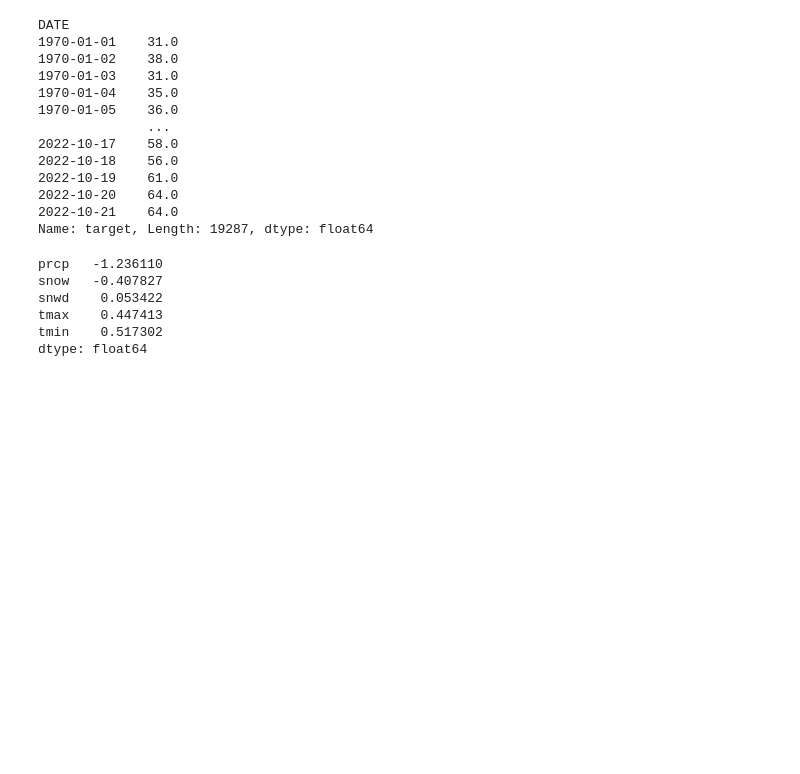
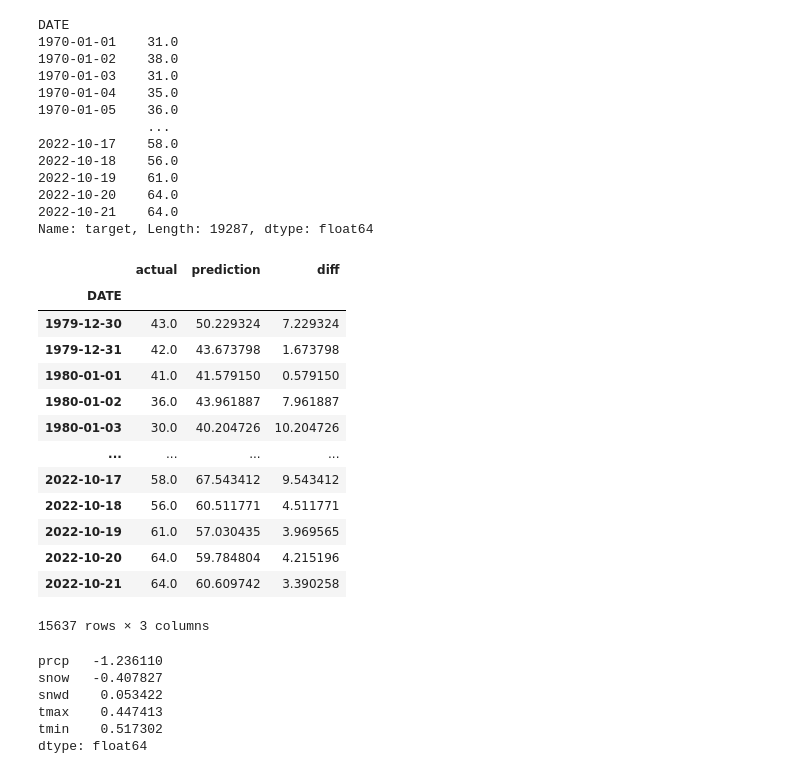
Before and after one commit to FarisPalayi/project-ml, a Jupyter notebook: weather-forecast/forecast.ipynb, the cells around one changed output. Cells and saved outputs as stored; diff of their text form; code cells hidden in the pictures; blank space fills up the shorter version.

```diff
--- a/weather-forecast/forecast.ipynb
+++ b/weather-forecast/forecast.ipynb
@@ -38,30 +38,46 @@ Name: target, Length: 19287, dtype: float64
 # %%
 from sklearn.linear_model import Ridge
 
 rr = Ridge(alpha=.1)
 
 predictors = weather.columns[~weather.columns.isin(["target", "name", "station"])]
 
 def backtest(weather, model, predictors, start=3650, step=90):
     all_predictions = []
 
     for i in range(start, weather.shape[0], step):
         train = weather.iloc[:i,:]
         test = weather.iloc[i:(i+step),:]
 
         model.fit(train[predictors], train["target"])
 
         preds = model.predict(test[predictors])
         preds = pd.Series(preds, index=test.index)
         combined = pd.concat([test["target"], preds], axis=1)
         combined.columns = ["actual", "prediction"]
         combined["diff"] = (combined["prediction"] - combined["actual"]).abs()
 
         all_predictions.append(combined)
     return pd.concat(all_predictions)
 
 
 predictions = backtest(weather, rr, predictors)
+predictions
+# %% [output]
+|  | actual | prediction | diff |
+| DATE |  |  |  |
+| 1979-12-30 | 43.0 | 50.229324 | 7.229324 |
+| 1979-12-31 | 42.0 | 43.673798 | 1.673798 |
+| 1980-01-01 | 41.0 | 41.579150 | 0.579150 |
+| 1980-01-02 | 36.0 | 43.961887 | 7.961887 |
+| 1980-01-03 | 30.0 | 40.204726 | 10.204726 |
+| ... | ... | ... | ... |
+| 2022-10-17 | 58.0 | 67.543412 | 9.543412 |
+| 2022-10-18 | 56.0 | 60.511771 | 4.511771 |
+| 2022-10-19 | 61.0 | 57.030435 | 3.969565 |
+| 2022-10-20 | 64.0 | 59.784804 | 4.215196 |
+| 2022-10-21 | 64.0 | 60.609742 | 3.390258 |
+15637 rows × 3 columns
 # %%
 from sklearn.metrics import mean_absolute_error, mean_squared_error
 
```
Also changed, not shown: parts of 10 cells of this notebook.
